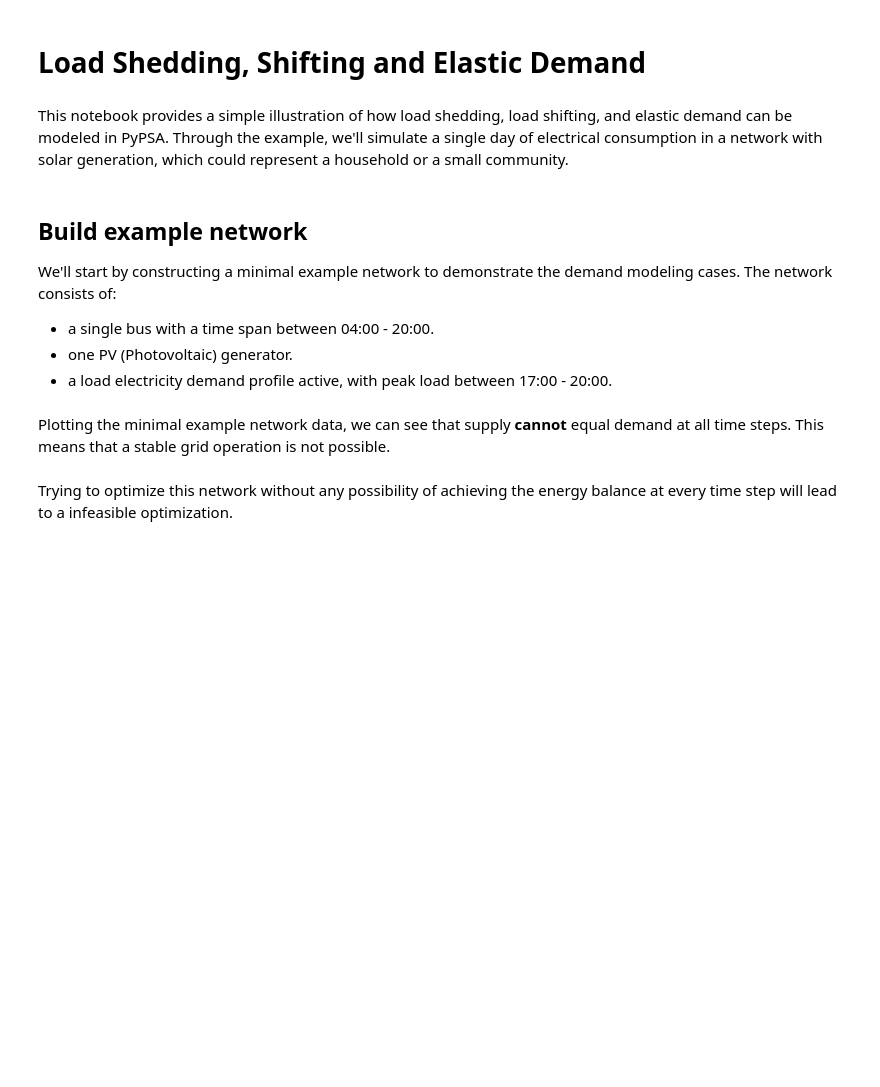
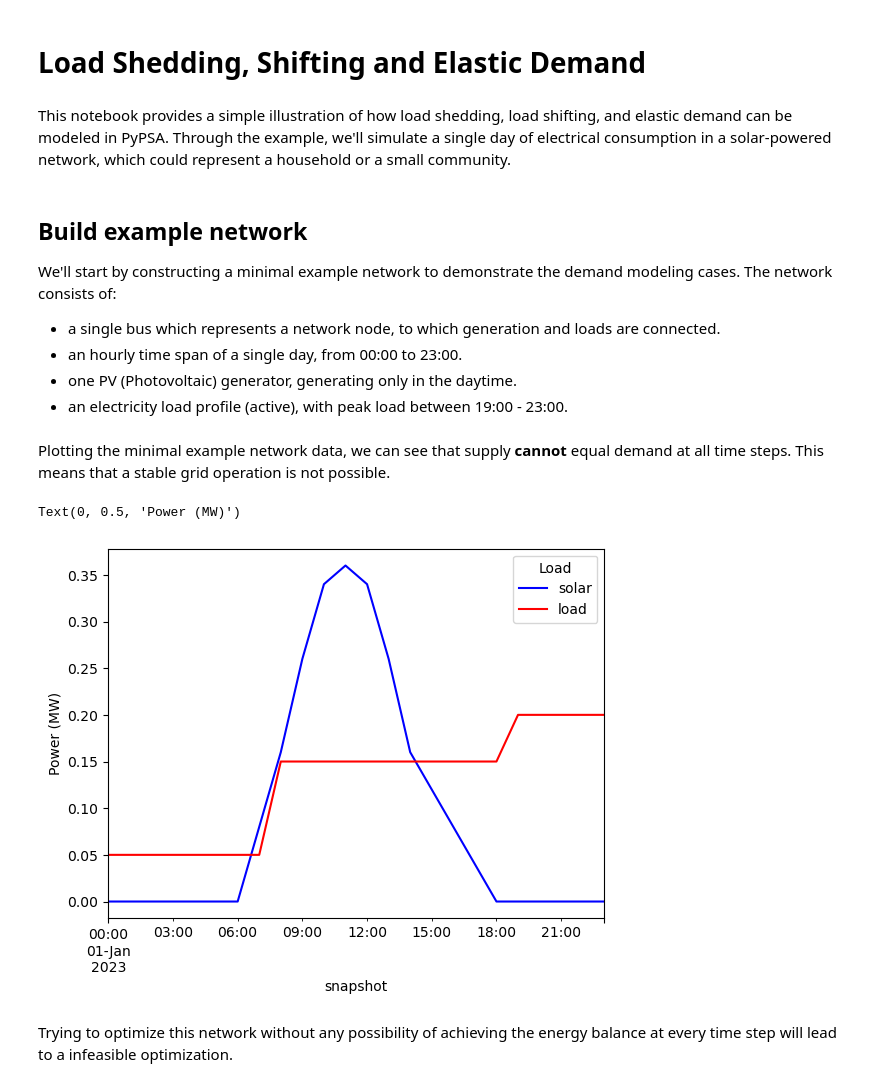
Before and after one commit to PyPSA/PyPSA, a Jupyter notebook: examples/notebooks/load-modelling.ipynb, the cells around one changed output. Saved outputs shown, nothing was run; the diff lists cells and outputs as text; code cells hidden in the pictures; blank space fills up the shorter version.

Commit message:
clear explanations, fixing typos, consistant colors

```diff
--- a/examples/notebooks/load-modelling.ipynb
+++ b/examples/notebooks/load-modelling.ipynb
@@ -1,7 +1,7 @@
 # %% [markdown]
 # Load Shedding, Shifting and Elastic Demand
 # %% [markdown]
-This notebook provides a simple illustration of how load shedding, load shifting, and elastic demand can be modeled in PyPSA. Through the example, we'll simulate a single day of electrical consumption in a network with solar generation, which could represent a household or a small community.
+This notebook provides a simple illustration of how load shedding, load shifting, and elastic demand can be modeled in PyPSA. Through the example, we'll simulate a single day of electrical consumption in a solar-powered network, which could represent a household or a small community.
 # %%
 import pypsa
 import matplotlib.pyplot as plt
@@ -12,19 +12,16 @@ import pandas as pd
 
 We'll start by constructing a minimal example network to demonstrate the demand modeling cases. The network consists of:
 
-- a single bus with a time span between 04:00 - 20:00.
-- one PV (Photovoltaic) generator.
-- a load electricity demand profile active, with peak load between 17:00 - 20:00.
+- a single bus which represents a network node, to which generation and loads are connected.
+- an hourly time span of a single day, from 00:00 to 23:00.
+- one PV (Photovoltaic) generator, generating only in the daytime.
+- an electricity load profile (active), with peak load between 19:00 - 23:00.
 # %%
 # Create a new network
 network = pypsa.Network()
 
 # Add a bus
 network.add("Bus", "My bus")
-
-# add fuel types (carriers)
-network.add("Carrier", "solar")
-network.add("Carrier", "load")
 
 # Add the time frames (snapshots)
 network.set_snapshots(pd.date_range("2023-01-01 00:00", "2023-01-01 23:00", freq="H"))
@@ -63,7 +60,6 @@ network.add(
     "solar",
     bus="My bus",
     p_nom=0.4,
-    carrier="solar",
     p_max_pu=pv_pu,
     marginal_cost=0.01,
 )
@@ -79,10 +75,13 @@ Plotting the minimal example network data, we can see that supply **cannot** equ
 # %%
 fig, ax = plt.subplots()
 
-(network.generators_t.p_max_pu * network.generators.p_nom).plot(ax=ax)
-network.loads_t.p_set.plot(ax=ax)
+(network.generators_t.p_max_pu * network.generators.p_nom).plot(ax=ax,color='blue')
+network.loads_t.p_set.plot(ax=ax,color='red')
 
 ax.set_ylabel("Power (MW)")
+# %% [output]
+Text(0, 0.5, 'Power (MW)')
+[figure, added]
 # %% [markdown]
 Trying to optimize this network without any possibility of achieving the energy balance at every time step will lead to a infeasible optimization.
 # %%
```
Also changed, not shown: parts of 10 cells of this notebook.
